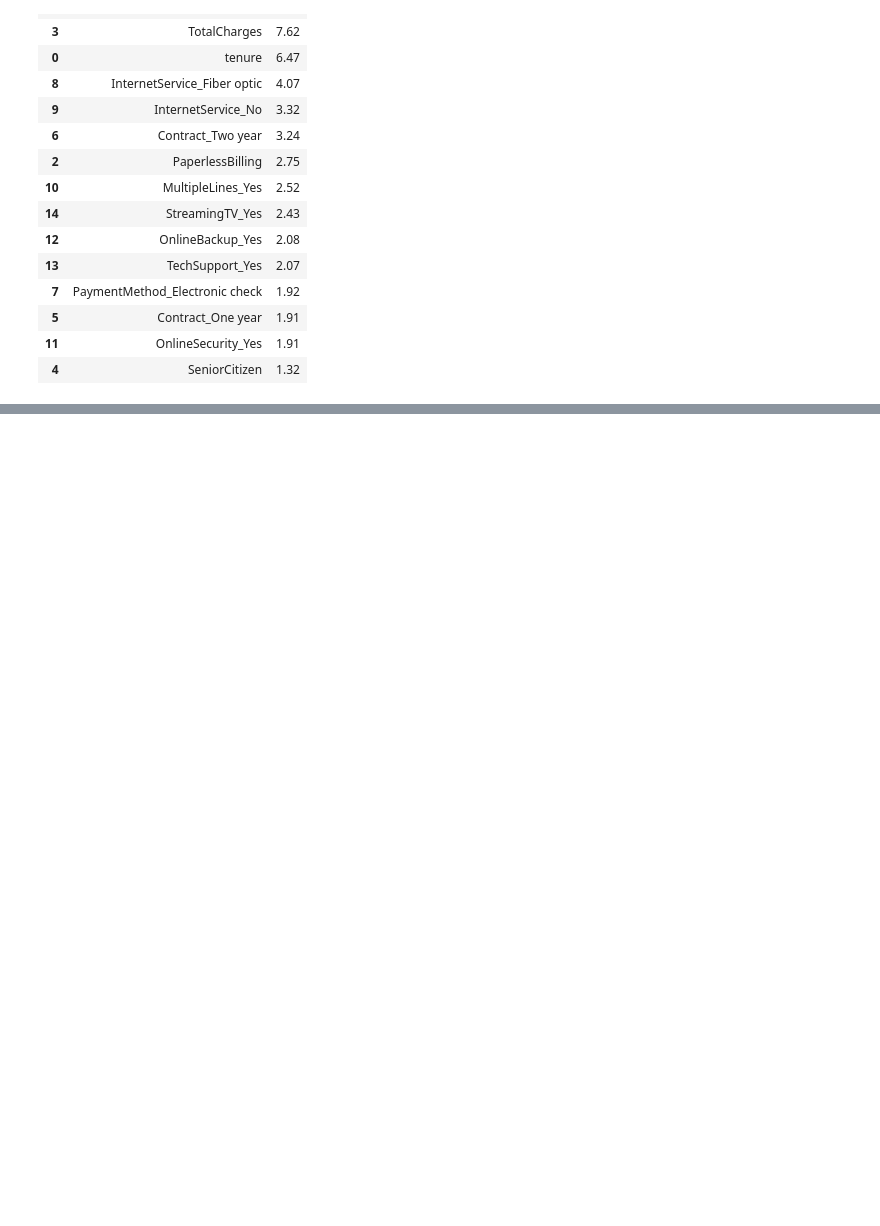
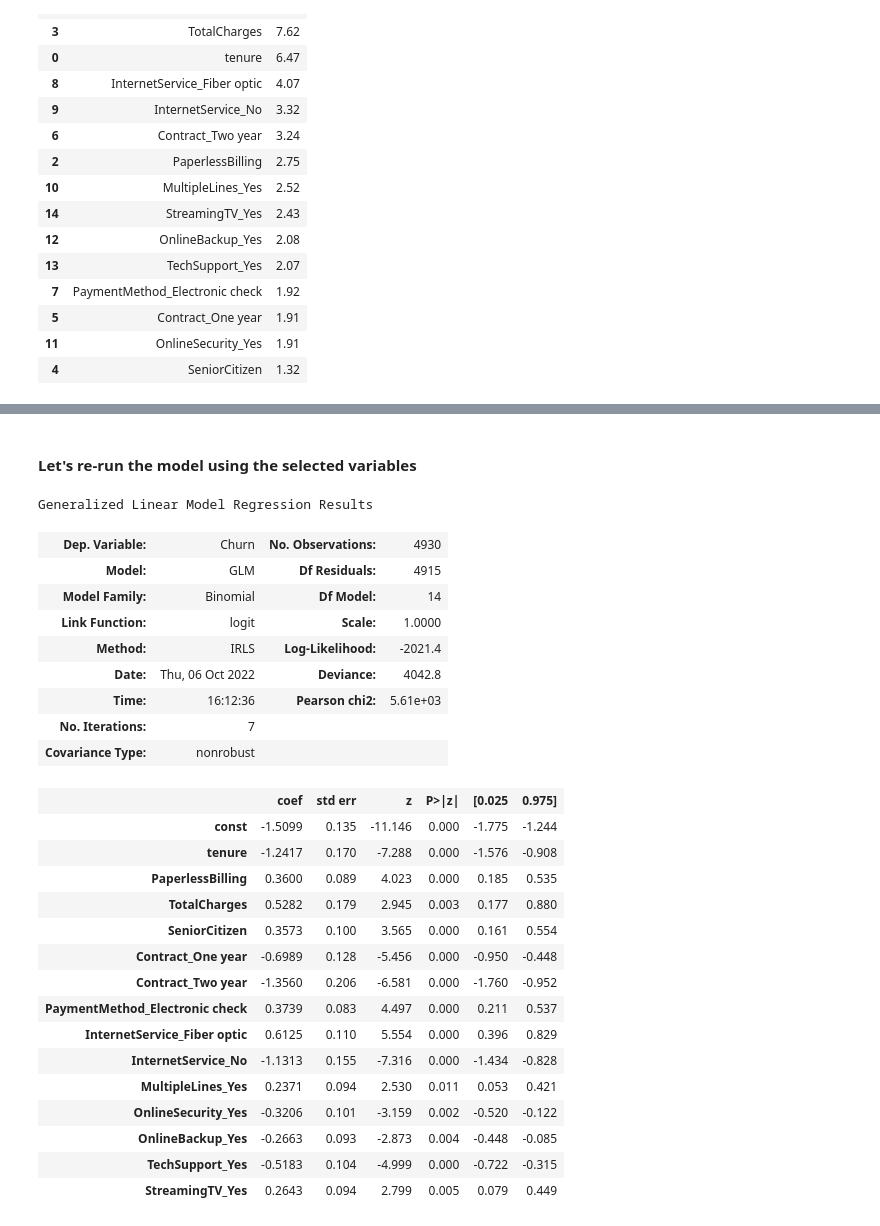
Before and after one commit to vivekkum-ar/Telecom-Churn-Logistic-Regression, a Jupyter notebook: Telecom-Churn-Logistic-Model.ipynb, the cells around one changed output, grey strips where cells are left out. Saved outputs shown, nothing was run; the diff lists cells and outputs as text; code cells hidden in the pictures; blank space fills up the shorter version.

Commit message:
Model 2:Removing PhoneService

```diff
--- a/Telecom-Churn-Logistic-Model.ipynb
+++ b/Telecom-Churn-Logistic-Model.ipynb
@@ -665,0 +670,3 @@ vif
+# %%
+col = col.drop('PhoneService', 1)
+pd.DataFrame(col)
@@ -665,0 +689,34 @@ vif
+# %% [markdown]
+#### Let's re-run the model using the selected variables
+# %%
+X_train_sm = sm.add_constant(X_train[col])
+logm3 = sm.GLM(y_train,X_train_sm, family = sm.families.Binomial())
+res = logm3.fit()
+res.summary()
+# %% [output]
+Generalized Linear Model Regression Results
+| Dep. Variable: | Churn | No. Observations: | 4930 |
+| Model: | GLM | Df Residuals: | 4915 |
+| Model Family: | Binomial | Df Model: | 14 |
+| Link Function: | logit | Scale: | 1.0000 |
+| Method: | IRLS | Log-Likelihood: | -2021.4 |
+| Date: | Thu, 06 Oct 2022 | Deviance: | 4042.8 |
+| Time: | 16:12:36 | Pearson chi2: | 5.61e+03 |
+| No. Iterations: | 7 |  |  |
+| Covariance Type: | nonrobust |  |  |
+|  | coef | std err | z | P>|z| | [0.025 | 0.975] |
+| const | -1.5099 | 0.135 | -11.146 | 0.000 | -1.775 | -1.244 |
+| tenure | -1.2417 | 0.170 | -7.288 | 0.000 | -1.576 | -0.908 |
+| PaperlessBilling | 0.3600 | 0.089 | 4.023 | 0.000 | 0.185 | 0.535 |
+| TotalCharges | 0.5282 | 0.179 | 2.945 | 0.003 | 0.177 | 0.880 |
+| SeniorCitizen | 0.3573 | 0.100 | 3.565 | 0.000 | 0.161 | 0.554 |
+| Contract_One year | -0.6989 | 0.128 | -5.456 | 0.000 | -0.950 | -0.448 |
+| Contract_Two year | -1.3560 | 0.206 | -6.581 | 0.000 | -1.760 | -0.952 |
+| PaymentMethod_Electronic check | 0.3739 | 0.083 | 4.497 | 0.000 | 0.211 | 0.537 |
+| InternetService_Fiber optic | 0.6125 | 0.110 | 5.554 | 0.000 | 0.396 | 0.829 |
+| InternetService_No | -1.1313 | 0.155 | -7.316 | 0.000 | -1.434 | -0.828 |
+| MultipleLines_Yes | 0.2371 | 0.094 | 2.530 | 0.011 | 0.053 | 0.421 |
+| OnlineSecurity_Yes | -0.3206 | 0.101 | -3.159 | 0.002 | -0.520 | -0.122 |
+| OnlineBackup_Yes | -0.2663 | 0.093 | -2.873 | 0.004 | -0.448 | -0.085 |
+| TechSupport_Yes | -0.5183 | 0.104 | -4.999 | 0.000 | -0.722 | -0.315 |
+| StreamingTV_Yes | 0.2643 | 0.094 | 2.799 | 0.005 | 0.079 | 0.449 |
```
Also changed, not shown: parts of 2 cells of this notebook.
